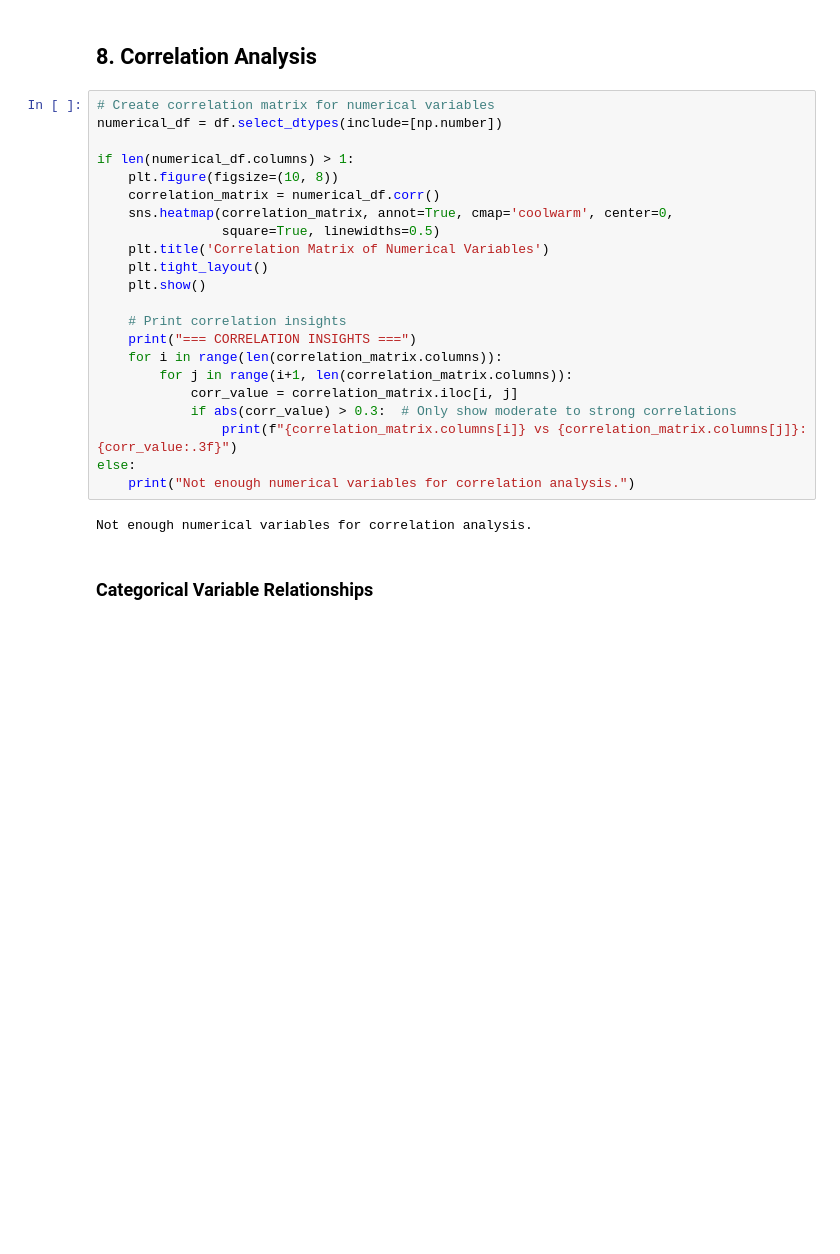
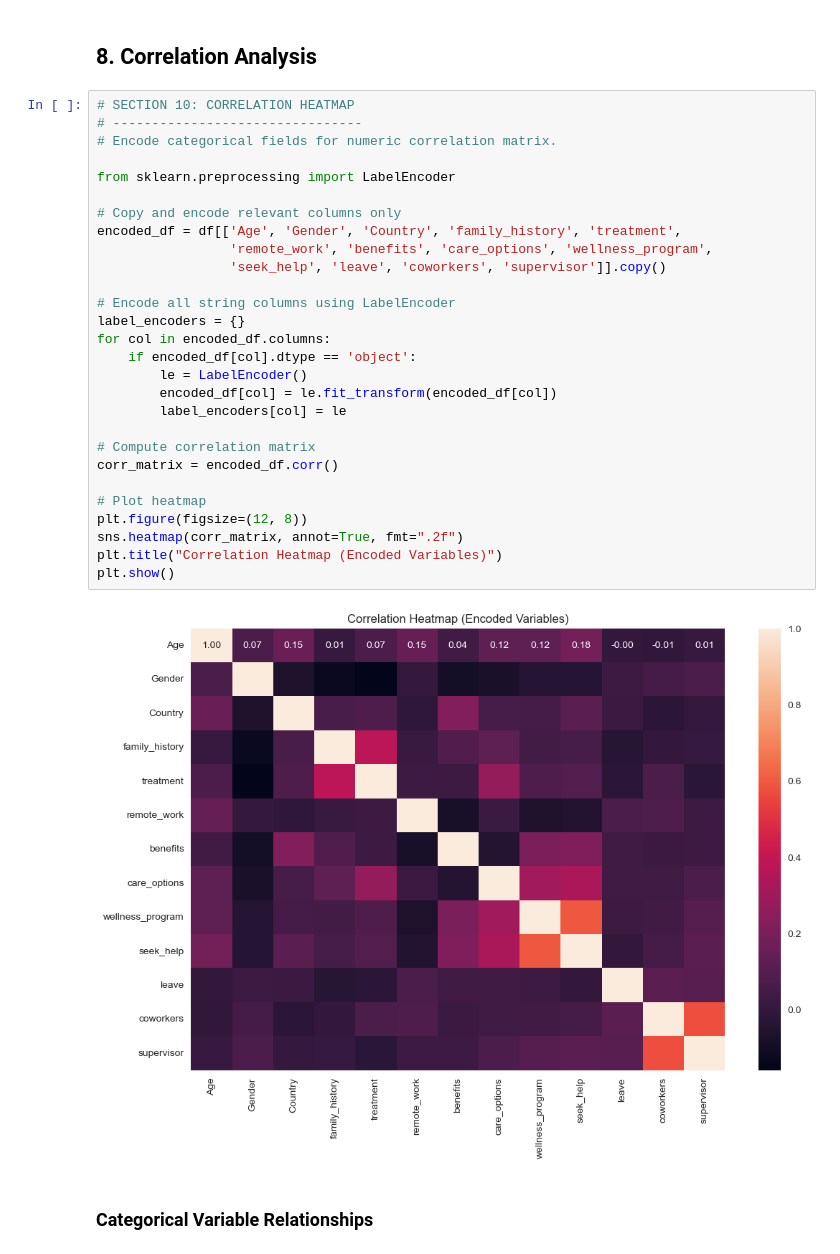
Before and after one commit to Testertesting-create/DSA2040A_DataMining_group1, a Jupyter notebook: DataMining_GroupProject_GroupMembersName/notebooks/2_exploratory_analysis.ipynb, the cells around one changed output. Drawn from its saved outputs; the diff is of its cells as text; blank space fills up the shorter version.

Commit message:
Added A heatmap to the exploratory analysis notebook

```diff
--- a/DataMining_GroupProject_GroupMembersName/notebooks/2_exploratory_analysis.ipynb
+++ b/DataMining_GroupProject_GroupMembersName/notebooks/2_exploratory_analysis.ipynb
@@ -381,30 +381,36 @@ Germany: 45 (3.6%)
 Netherlands: 27 (2.2%)
 # %% [markdown]
 ## 8. Correlation Analysis
-# %%
-# Create correlation matrix for numerical variables
-numerical_df = df.select_dtypes(include=[np.number])
-
-if len(numerical_df.columns) > 1:
-    plt.figure(figsize=(10, 8))
-    correlation_matrix = numerical_df.corr()
-    sns.heatmap(correlation_matrix, annot=True, cmap='coolwarm', center=0,
-                square=True, linewidths=0.5)
-    plt.title('Correlation Matrix of Numerical Variables')
-    plt.tight_layout()
-    plt.show()
-
-    # Print correlation insights
-    print("=== CORRELATION INSIGHTS ===")
-    for i in range(len(correlation_matrix.columns)):
-        for j in range(i+1, len(correlation_matrix.columns)):
-            corr_value = correlation_matrix.iloc[i, j]
-            if abs(corr_value) > 0.3:  # Only show moderate to strong correlations
-                print(f"{correlation_matrix.columns[i]} vs {correlation_matrix.columns[j]}: {corr_value:.3f}")
-else:
-    print("Not enough numerical variables for correlation analysis.")
-# %% [output]
-Not enough numerical variables for correlation analysis.
+# %%
+# SECTION 10: CORRELATION HEATMAP
+# --------------------------------
+# Encode categorical fields for numeric correlation matrix.
+
+from sklearn.preprocessing import LabelEncoder
+
+# Copy and encode relevant columns only
+encoded_df = df[['Age', 'Gender', 'Country', 'family_history', 'treatment',
+                 'remote_work', 'benefits', 'care_options', 'wellness_program',
+                 'seek_help', 'leave', 'coworkers', 'supervisor']].copy()
+
+# Encode all string columns using LabelEncoder
+label_encoders = {}
+for col in encoded_df.columns:
+    if encoded_df[col].dtype == 'object':
+        le = LabelEncoder()
+        encoded_df[col] = le.fit_transform(encoded_df[col])
+        label_encoders[col] = le
+
+# Compute correlation matrix
+corr_matrix = encoded_df.corr()
+
+# Plot heatmap
+plt.figure(figsize=(12, 8))
+sns.heatmap(corr_matrix, annot=True, fmt=".2f")
+plt.title("Correlation Heatmap (Encoded Variables)")
+plt.show()
+# %% [output]
+[figure, added]
 # %% [markdown]
 ### Categorical Variable Relationships
 # %%
```
Also changed, not shown: parts of 7 cells of this notebook.
